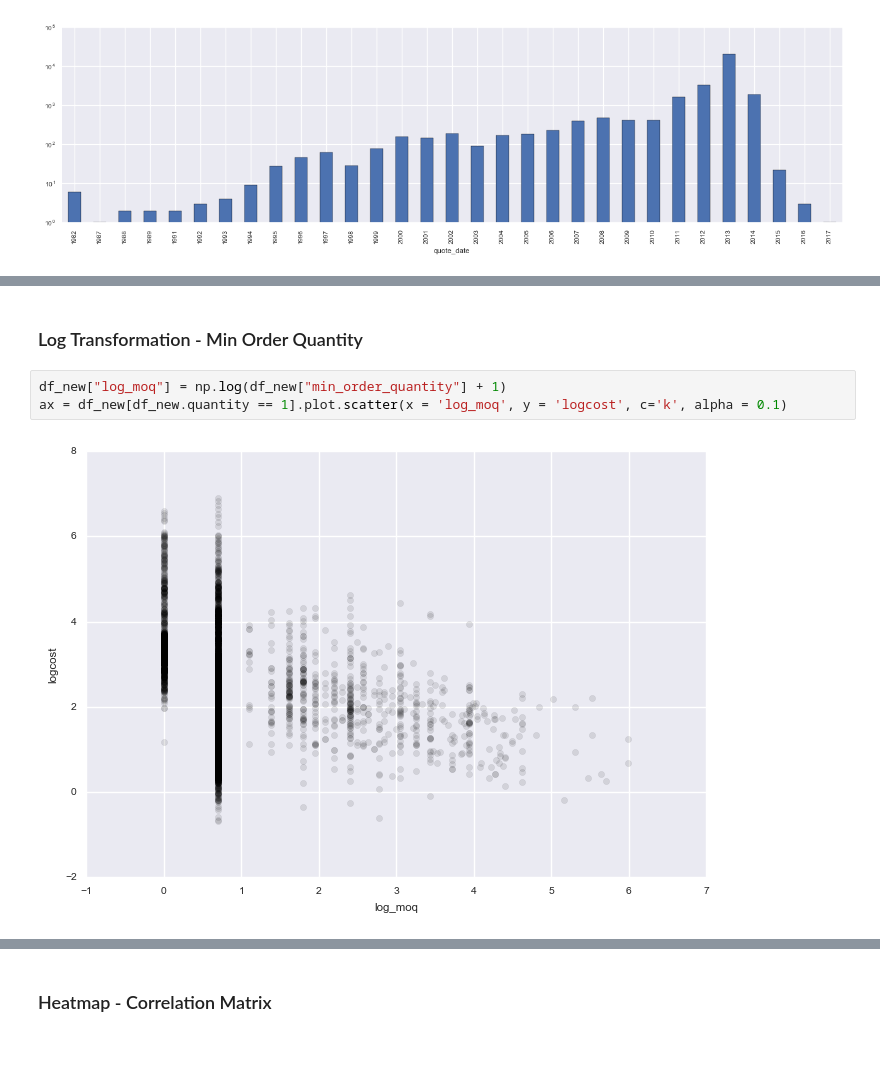
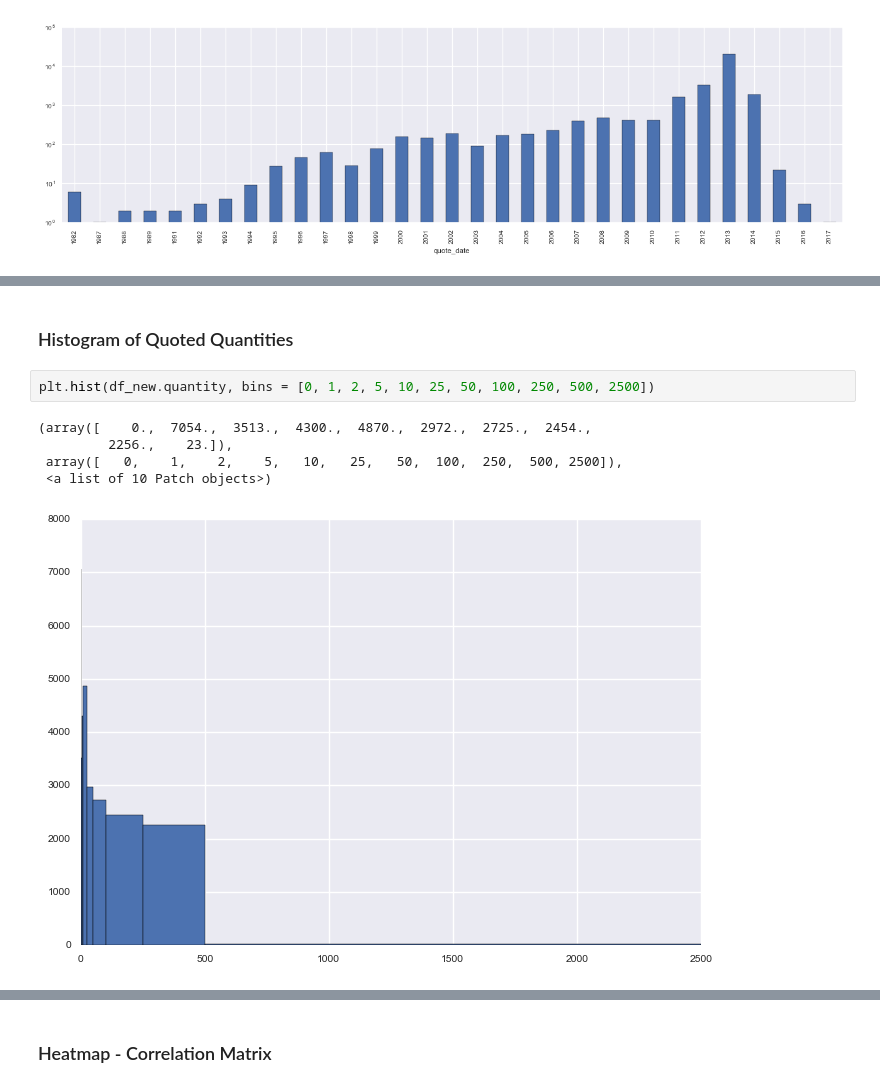
Before and after one commit to GS7271/Caterpillar_Cost_Modeling, a Jupyter notebook: Catepillar_Visualization_Preprocessing.ipynb, the cells around one changed output, grey strips where cells are left out. Drawn from its saved outputs; the diff is of its cells as text; blank space fills up the shorter version.

```diff
--- a/Catepillar_Visualization_Preprocessing.ipynb
+++ b/Catepillar_Visualization_Preprocessing.ipynb
@@ -333,7 +307,10 @@ ax = df_new[df_new.quantity == 1].plot.scatter(x = 'log_annual_usage', y = 'logc
-# %% [markdown]
-### Log Transformation - Min Order Quantity
-# %%
-df_new["log_moq"] = np.log(df_new["min_order_quantity"] + 1)
-ax = df_new[df_new.quantity == 1].plot.scatter(x = 'log_moq', y = 'logcost', c='k', alpha = 0.1)
-# %% [output]
-[figure, removed]
+# %% [markdown]
+### Histogram of Quoted Quantities
+# %%
+plt.hist(df_new.quantity, bins = [0, 1, 2, 5, 10, 25, 50, 100, 250, 500, 2500])
+# %% [output]
+(array([    0.,  7054.,  3513.,  4300.,  4870.,  2972.,  2725.,  2454.,
+         2256.,    23.]),
+ array([   0,    1,    2,    5,   10,   25,   50,  100,  250,  500, 2500]),
+ <a list of 10 Patch objects>)
+[figure, added]
```
Also changed, not shown: parts of 16 cells of this notebook, 1 other file.
